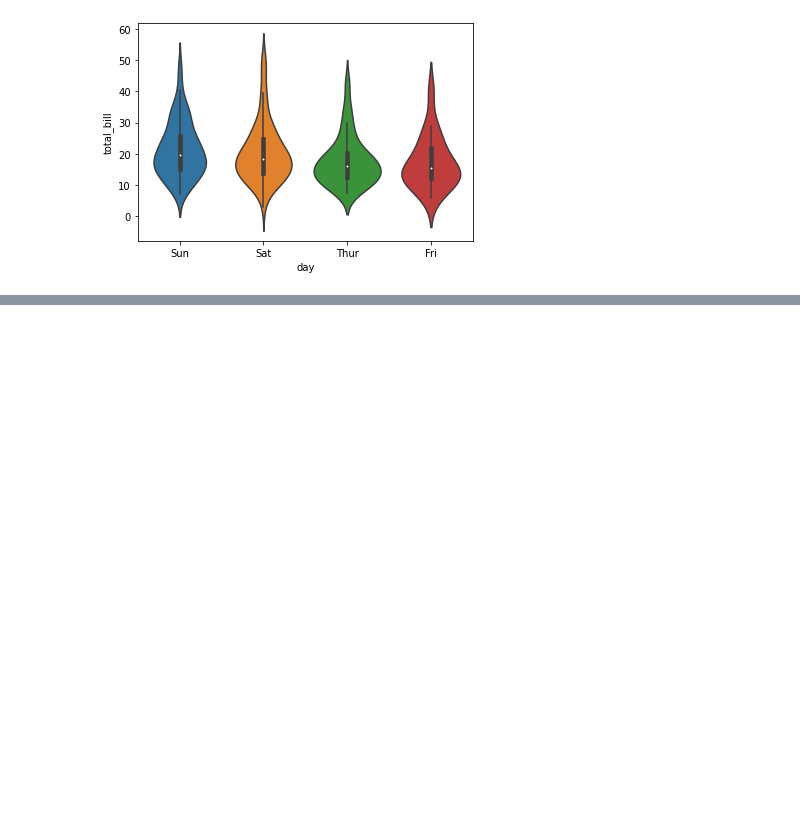
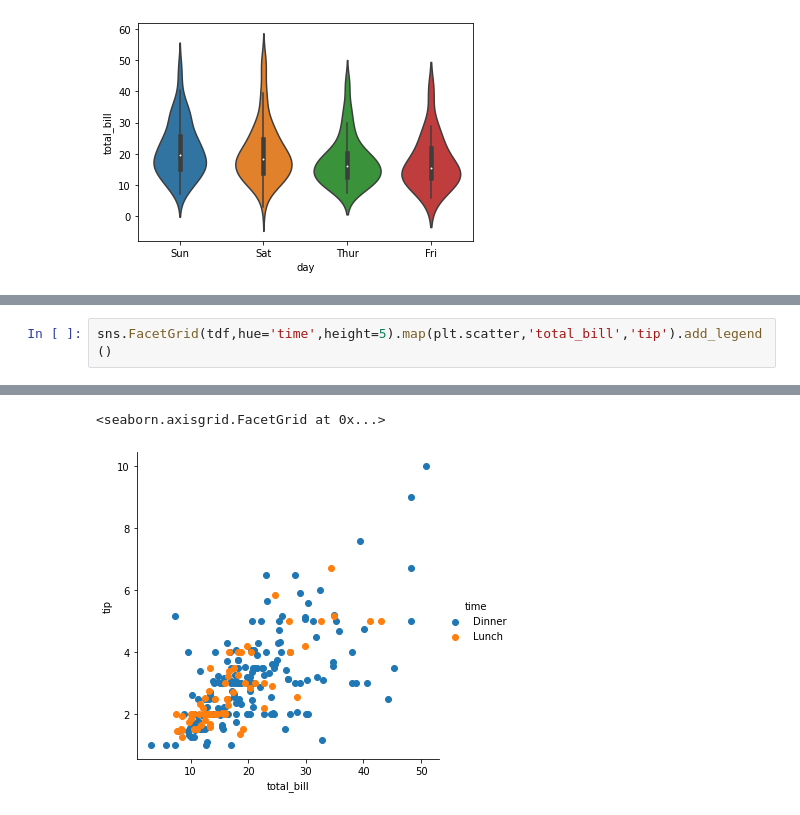
Before and after one commit to Rajesh-medipally/Machine-Learning-with-Python-, a Jupyter notebook: 1.5 Seaborn.ipynb, the cells around one changed output, grey strips where cells are left out. Saved outputs shown, nothing was run; the diff lists cells and outputs as text; blank space fills up the shorter version.

```diff
--- a/1.5 Seaborn.ipynb
+++ b/1.5 Seaborn.ipynb
@@ -227,0 +237,3 @@ sns.violinplot(data=tdf,x='day',y='total_bill')
+# %%
+sns.FacetGrid(tdf,hue='time',height=5).map(plt.scatter,'total_bill','tip').add_legend()
+# %% [output]
@@ -227,0 +241,2 @@ sns.violinplot(data=tdf,x='day',y='total_bill')
+<seaborn.axisgrid.FacetGrid at 0x...>
+[figure, added]
```
Also changed, not shown: parts of 2 cells of this notebook.
